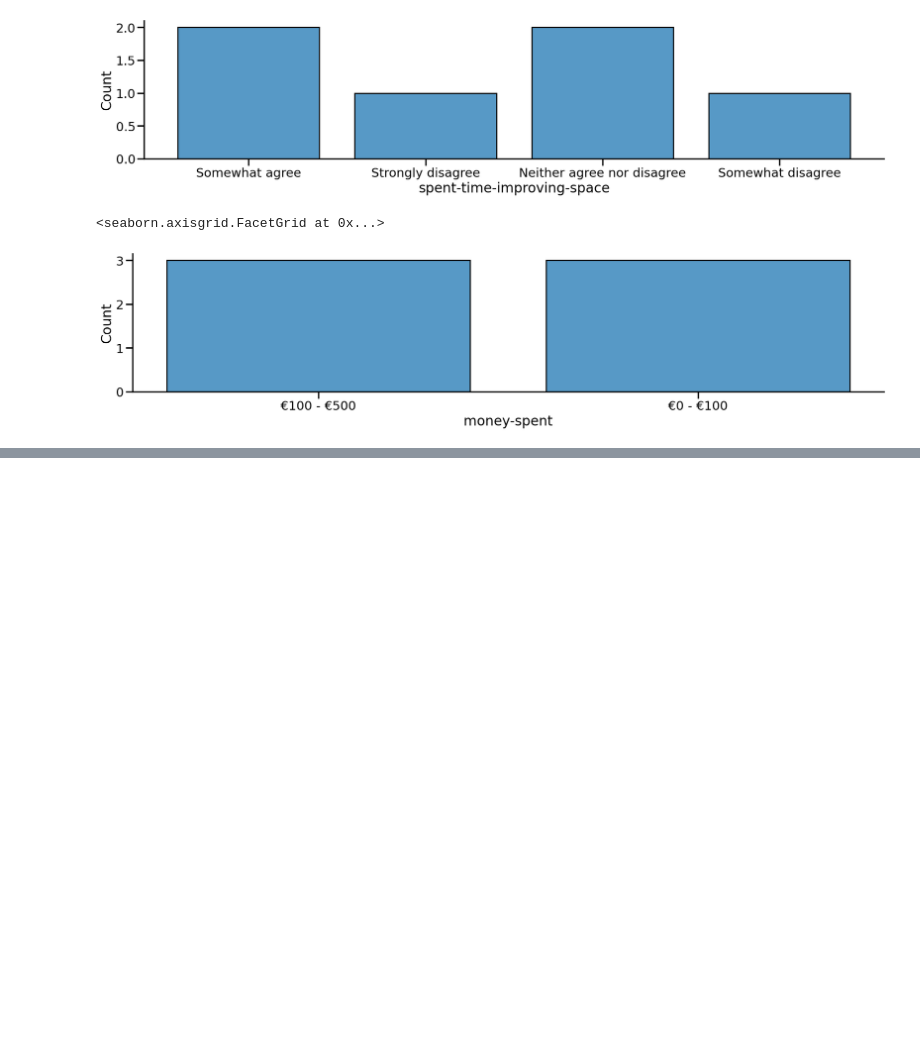
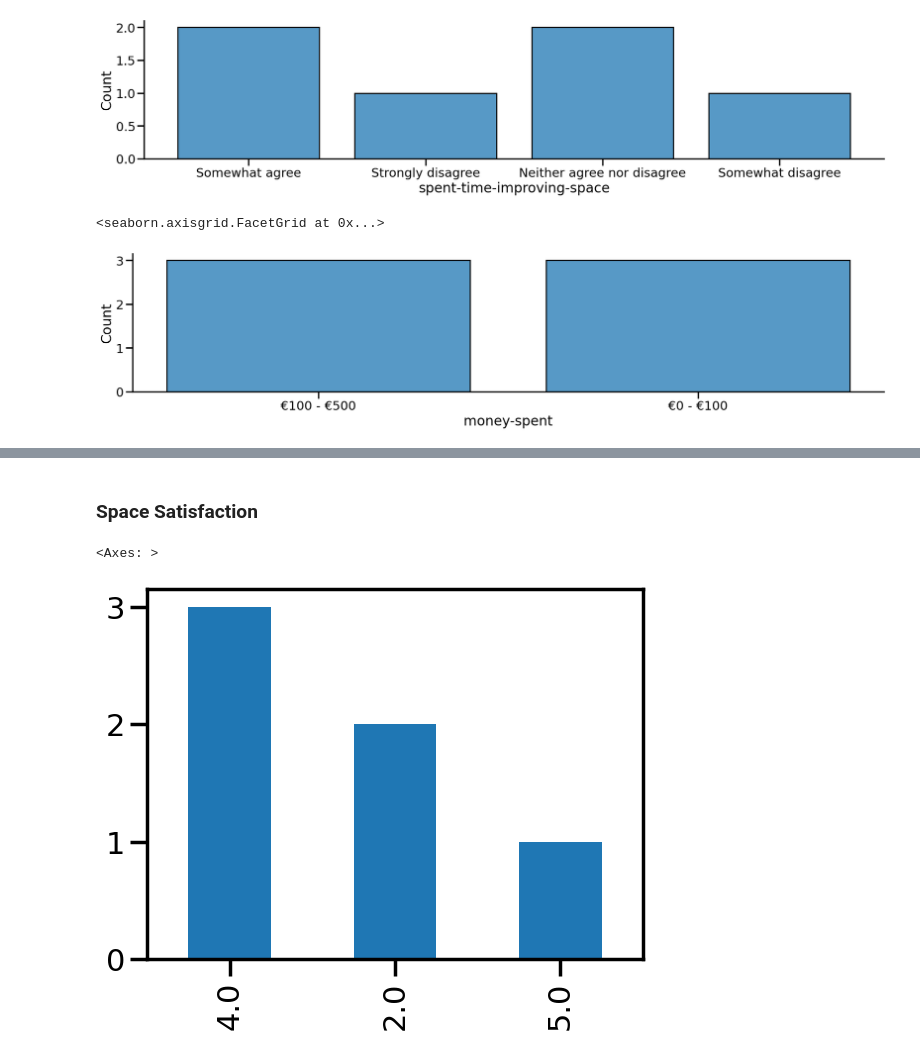
Before and after one commit to shrutirao94/spatial-inequality-nl-analysis, a Jupyter notebook: analysis.ipynb, the cells around one changed output, grey strips where cells are left out. Cells and saved outputs as stored; diff of their text form; code cells hidden in the pictures; blank space fills up the shorter version.

```diff
--- a/analysis.ipynb
+++ b/analysis.ipynb
@@ -336,0 +346,7 @@ wordcloud_pandemic_changes()
+# %% [markdown]
+### Space Satisfaction
+# %%
+data['space-happy'].value_counts().plot.bar()
+# %% [output]
+<Axes: >
+[figure, added]
```
Also changed, not shown: parts of 10 cells of this notebook, 2 other files.
